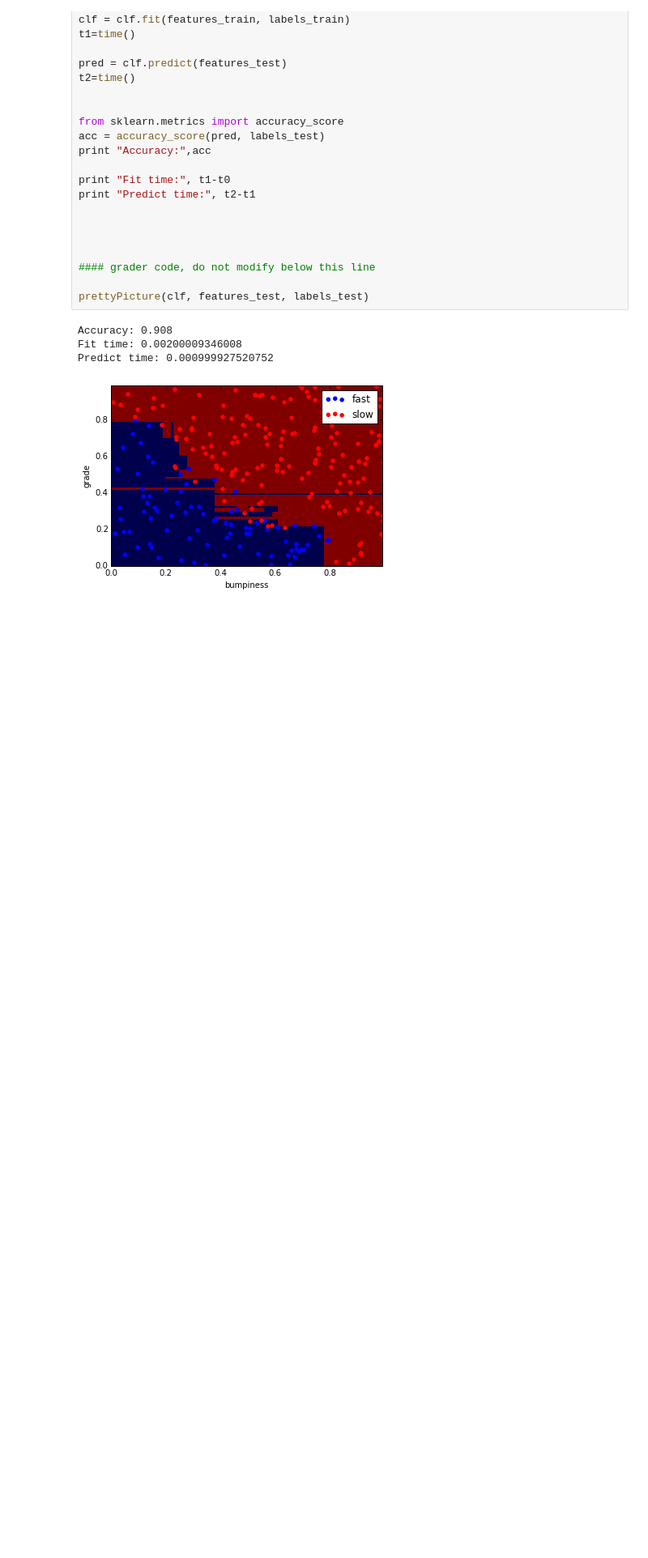
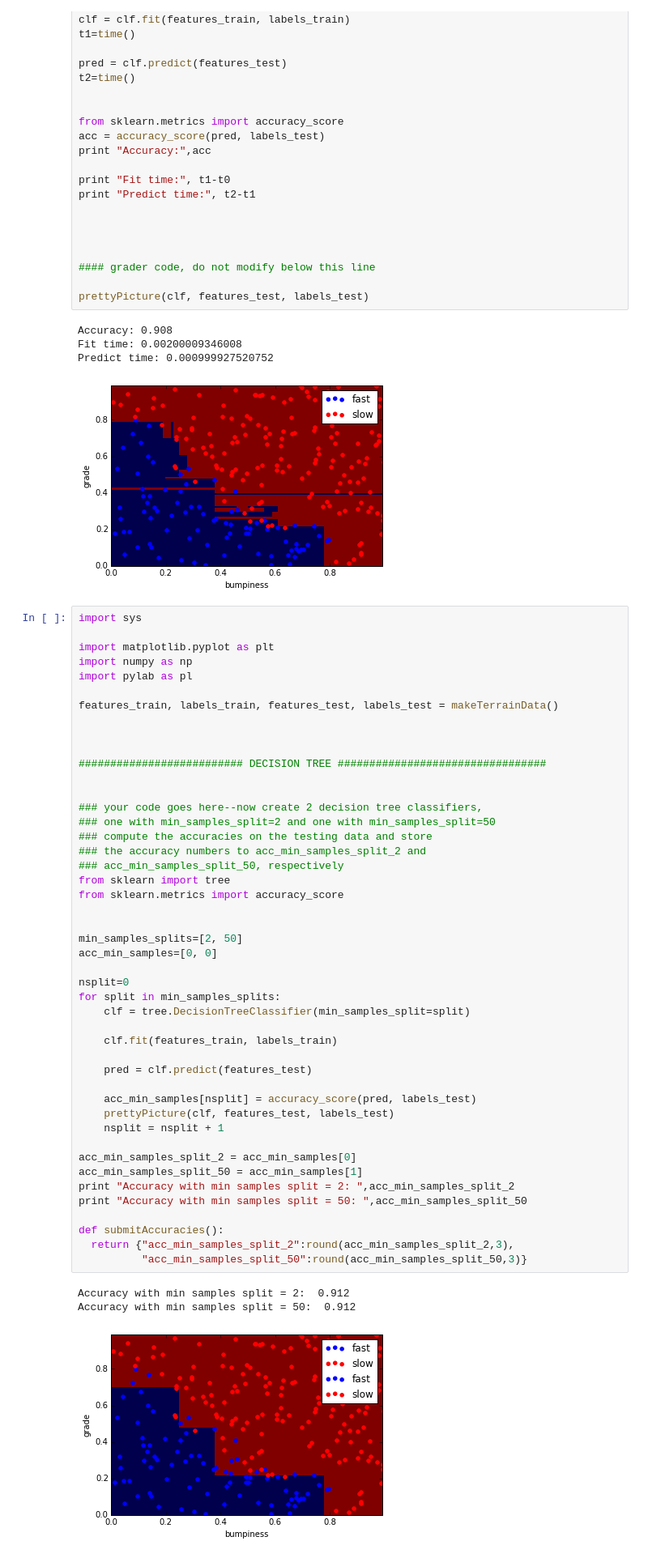
Before and after one commit to jm-pacheco/sklearn, a Jupyter notebook: DecisionTrees.ipynb, the cells around one changed output. Shown at 81% size. Drawn from its saved outputs; the diff is of its cells as text; blank space fills up the shorter version.

Commit message:
Added decision tree example with different split

```diff
--- a/DecisionTrees.ipynb
+++ b/DecisionTrees.ipynb
@@ -126,3 +132,53 @@ Accuracy: 0.908
 Fit time: 0.00200009346008
 Predict time: 0.000999927520752
 [figure]
+# %%
+import sys
+
+import matplotlib.pyplot as plt
+import numpy as np
+import pylab as pl
+
+features_train, labels_train, features_test, labels_test = makeTerrainData()
+
+
+
+########################## DECISION TREE #################################
+
+
+### your code goes here--now create 2 decision tree classifiers,
+### one with min_samples_split=2 and one with min_samples_split=50
+### compute the accuracies on the testing data and store
+### the accuracy numbers to acc_min_samples_split_2 and
+### acc_min_samples_split_50, respectively
+from sklearn import tree
+from sklearn.metrics import accuracy_score
+
+
+min_samples_splits=[2, 50]
+acc_min_samples=[0, 0]
+
+nsplit=0
+for split in min_samples_splits:
+    clf = tree.DecisionTreeClassifier(min_samples_split=split)
+
+    clf.fit(features_train, labels_train)
+
+    pred = clf.predict(features_test)
+
+    acc_min_samples[nsplit] = accuracy_score(pred, labels_test)
+    prettyPicture(clf, features_test, labels_test)
+    nsplit = nsplit + 1
+
+acc_min_samples_split_2 = acc_min_samples[0]
+acc_min_samples_split_50 = acc_min_samples[1]
+print "Accuracy with min samples split = 2: ",acc_min_samples_split_2
+print "Accuracy with min samples split = 50: ",acc_min_samples_split_50
+
+def submitAccuracies():
+  return {"acc_min_samples_split_2":round(acc_min_samples_split_2,3),
+          "acc_min_samples_split_50":round(acc_min_samples_split_50,3)}
+# %% [output]
+Accuracy with min samples split = 2:  0.912
+Accuracy with min samples split = 50:  0.912
+[figure, added]
```
Also changed, not shown: parts of 1 cell of this notebook.
